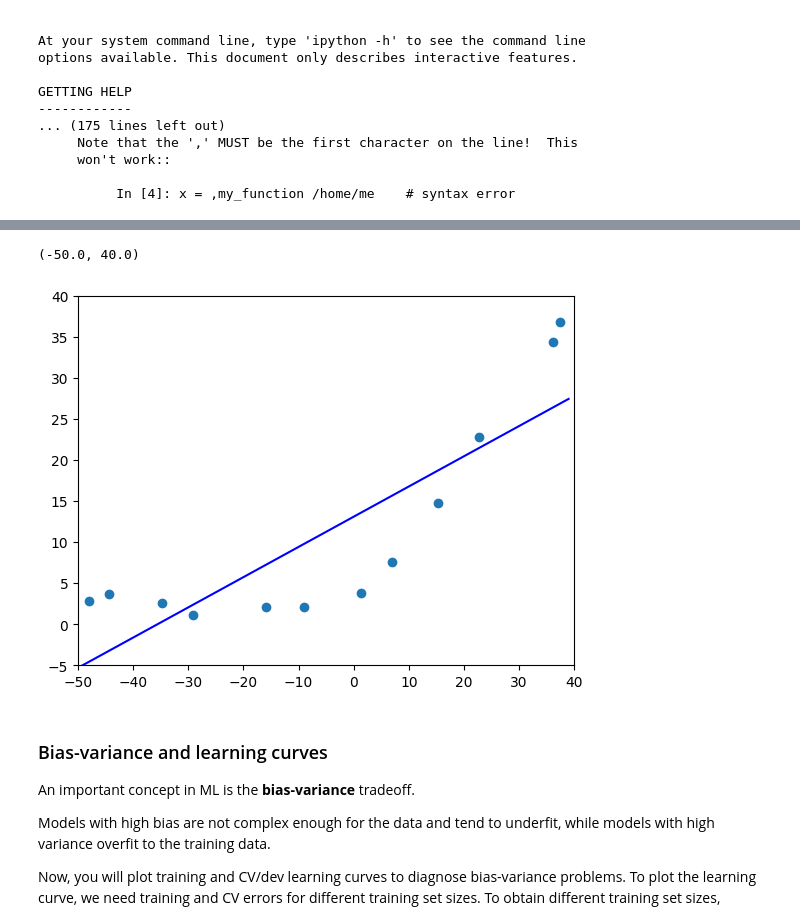
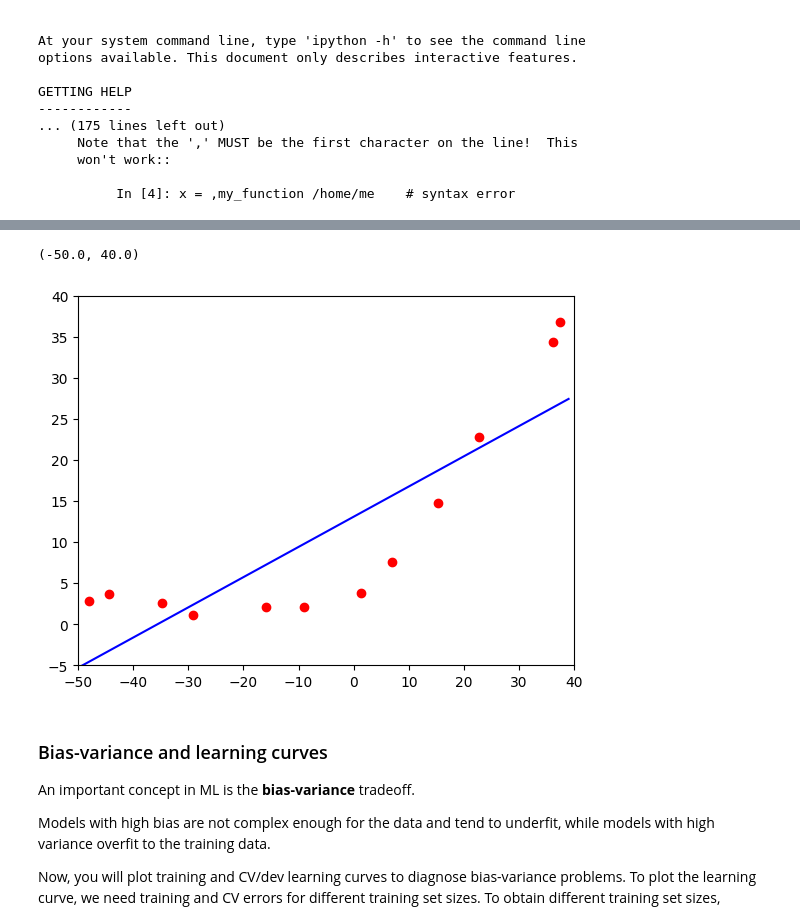
Before and after one commit to JoaoAnt42/Course, a Jupyter notebook: Machine Learning Fundamentals/Class5/Lab5/ML_BiasVariance.ipynb, the cells around one changed output, grey strips where cells are left out. Saved outputs shown, nothing was run; the diff lists cells and outputs as text; code cells hidden in the pictures.

```diff
--- a/Machine Learning Fundamentals/Class5/Lab5/ML_BiasVariance.ipynb
+++ b/Machine Learning Fundamentals/Class5/Lab5/ML_BiasVariance.ipynb
@@ -167,19 +167,19 @@ You should get a figure similar to Fig.2. This best fit line tells that the mode
 <caption><center> **Fig.2** : **Linear fit** </center></caption>
 # %%
 #add the scatter plot of data (as above)
-plt.scatter(X,y)
+plt.scatter(X,y, color="r")
 
 
 #Plot the best linear model
 x_fit=range(-50,40)
 y_fit=theta[0]+theta[1]*x_fit
 plt.plot(x_fit,y_fit,color="b")
 
 plt.ylim(-5,40)
 plt.xlim(-50,40)
 # %% [output]
 (-50.0, 40.0)
-[figure, old version]
+[figure, new version]
 # %% [markdown]
 ### Bias-variance and learning curves
 
```
Also changed, not shown: parts of 9 cells of this notebook.
